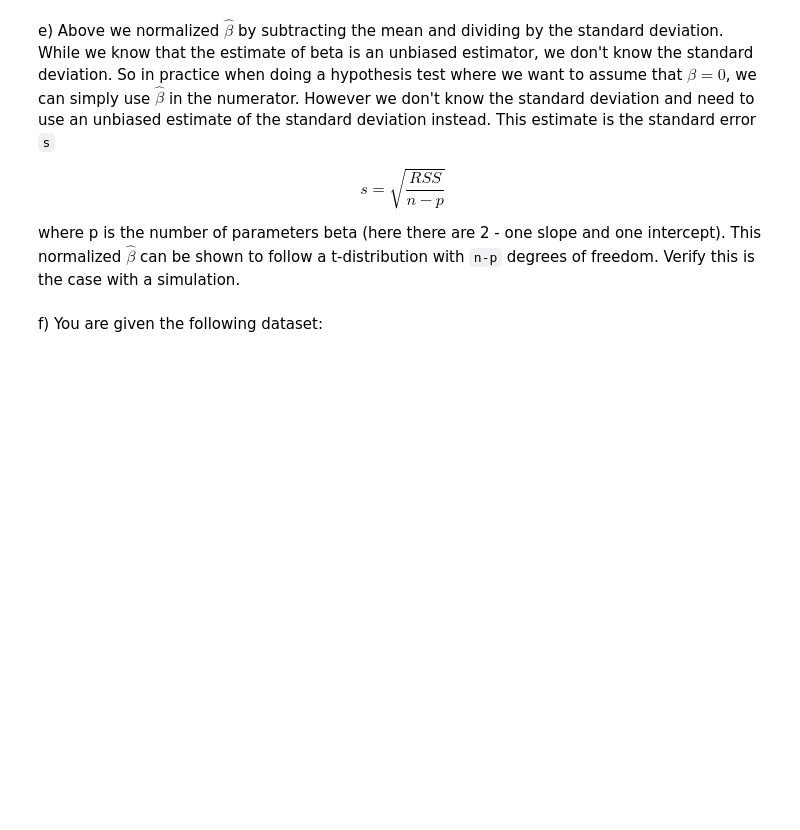
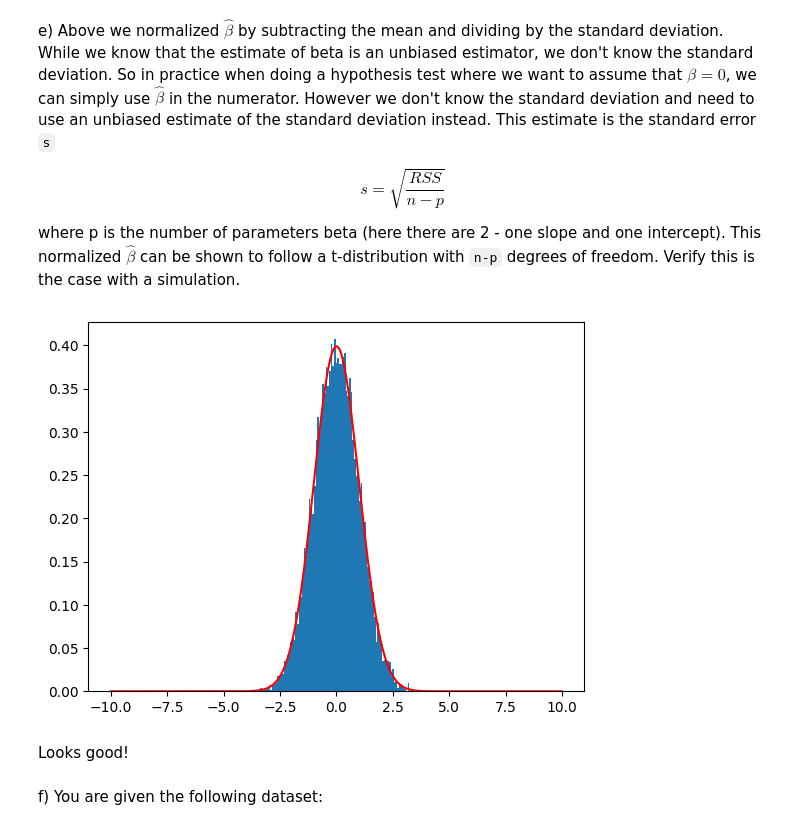
Before and after one commit to clarkaid/Data-Science-Fundamentals, a Jupyter notebook: lecture_19/worksheet_19.ipynb, the cells around one changed output. Drawn from its saved outputs; the diff is of its cells as text; code cells hidden in the pictures; blank space fills up the shorter version.

```diff
--- a/lecture_19/worksheet_19.ipynb
+++ b/lecture_19/worksheet_19.ipynb
@@ -130,18 +192,41 @@ where p is the number of parameters beta (here there are 2 - one slope and one i
 # %%
 from scipy.stats import t
 
 def standard_error(ytrue, ypred):
-    ...
+    rss = 0
+    for i in range(0, len(ytrue)):
+        rss += (ytrue[i] - ypred[i])**2
+
+    n = len(ytrue)
+    p = 2
+    return (rss / (n - p))**0.5
 
 beta_hist = []
-for _ in range(1000):
-    ...
+for _ in range(10000):
+    xlin = -1.0 + 2.0 * np.random.random(SAMPLE_SIZE)
+    y = 0.0*xlin + np.random.randn(SAMPLE_SIZE) #Uses standard normal, so variance 1
+
+    intercept = np.ones(np.shape(xlin)[0])
+    X = np.array([intercept, xlin]).T
+    beta = np.linalg.inv(X.T @ X) @ X.T @ y
+
+    y_pred = X @ beta
+    s11 = np.linalg.inv(X.T @ X)[1][1]
+    se = standard_error(y, y_pred)
+
+    z = (beta[1] - 0) / (((se ** 2) * s11 )**0.5)
+    beta_hist.append(z)
+
 
 xs = np.linspace(-10,10,1000)
 fig, ax = plt.subplots()
 ax.hist(beta_hist, bins=100, density=True)
 ax.plot(xs, t.pdf(xs, SAMPLE_SIZE - 2), color='red')
 plt.show()
+# %% [output]
+[figure, added]
+# %% [markdown]
+Looks good!
 # %% [markdown]
 f) You are given the following dataset:
 # %%
```
Also changed, not shown: parts of 9 cells of this notebook.
